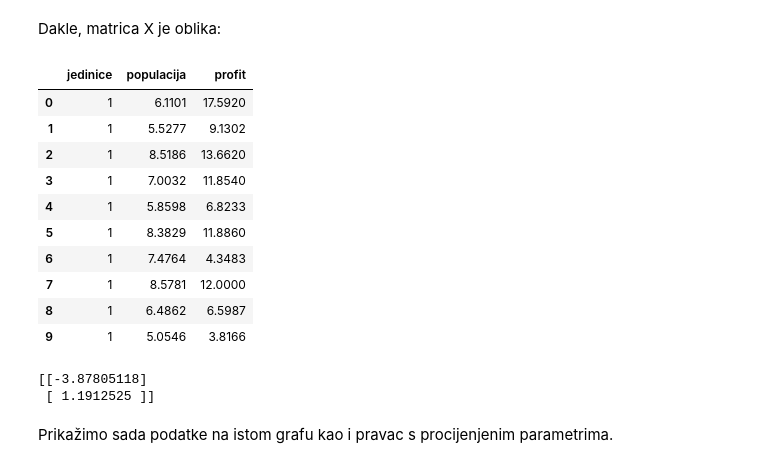
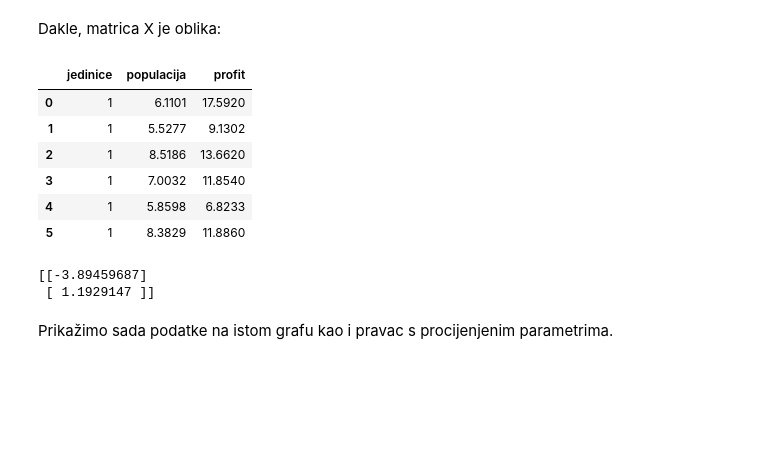
Before and after one commit to lucijamihalj/MSzadaca, a Jupyter notebook: strojno_ucenje.ipynb, the cells around one changed output. Cells and saved outputs as stored; diff of their text form; code cells hidden in the pictures; blank space fills up the shorter version.

```diff
--- a/strojno_ucenje.ipynb
+++ b/strojno_ucenje.ipynb
@@ -62,6 +66,12 @@ import scipy.optimize as opt
 # %%
-food = pd.read_csv('profit.txt', header=None,\
-                   names=['populacija', 'profit'])
+try:
+    food = pd.read_csv('profit.txt', header=None,\
+                       names=['populacija', 'profit'])
+except FileNotFoundError as e:
+    print(e)
+    print("Unexpected error:", sys.exc_info()[0])
+    sys.exit(0)
+
 food.head(10)
 # %% [output]
 |  | populacija | profit |
@@ -149,20 +159,16 @@ theta = matrix(np.zeros((2,1)))
 food.insert(0,'jedinice',1)  #u matricu food,tj. X dodajem stupac 1 kako bih provela gradient_descent
 # %% [markdown]
 Dakle, matrica X je oblika:
-# %%
-food.head(10)
-# %% [output]
-|  | jedinice | populacija | profit |
-| 0 | 1 | 6.1101 | 17.5920 |
-| 1 | 1 | 5.5277 | 9.1302 |
-| 2 | 1 | 8.5186 | 13.6620 |
-| 3 | 1 | 7.0032 | 11.8540 |
-| 4 | 1 | 5.8598 | 6.8233 |
-| 5 | 1 | 8.3829 | 11.8860 |
-| 6 | 1 | 7.4764 | 4.3483 |
-| 7 | 1 | 8.5781 | 12.0000 |
-| 8 | 1 | 6.4862 | 6.5987 |
-| 9 | 1 | 5.0546 | 3.8166 |
+# %%
+food.loc[0:5, (slice(None))]
+# %% [output]
+|  | jedinice | populacija | profit |
+| 0 | 1 | 6.1101 | 17.5920 |
+| 1 | 1 | 5.5277 | 9.1302 |
+| 2 | 1 | 8.5186 | 13.6620 |
+| 3 | 1 | 7.0032 | 11.8540 |
+| 4 | 1 | 5.8598 | 6.8233 |
+| 5 | 1 | 8.3829 | 11.8860 |
 # %%
 new_population = matrix(populacija).T
 jedinice = np.ones((new_population.size, 1))
@@ -171,8 +177,8 @@ new_profit = matrix(profit).T
 # %%
 theta_new = gradient_descent_vectorized(new_population, new_profit, theta, alpha=0.01, iterations=1500)
 # %% [output]
-[[-3.87805118]
- [ 1.1912525 ]]
+[[-3.89459687]
+ [ 1.1929147 ]]
 # %% [markdown]
 Prikažimo sada podatke na istom grafu kao i pravac s procijenjenim parametrima.
 # %%
```
Also changed, not shown: parts of 11 cells of this notebook.
